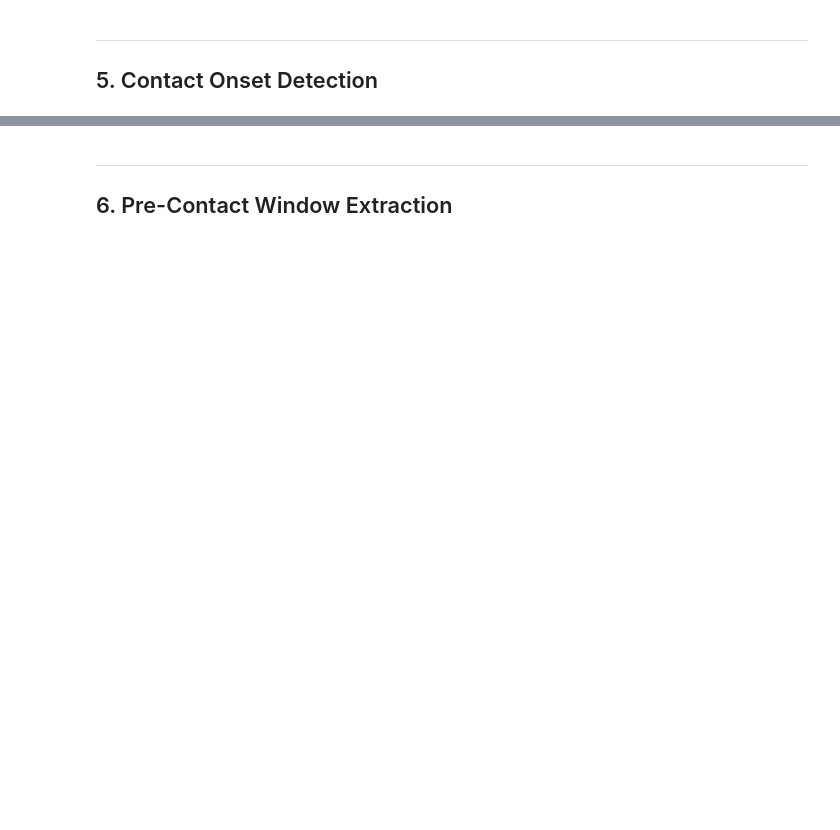
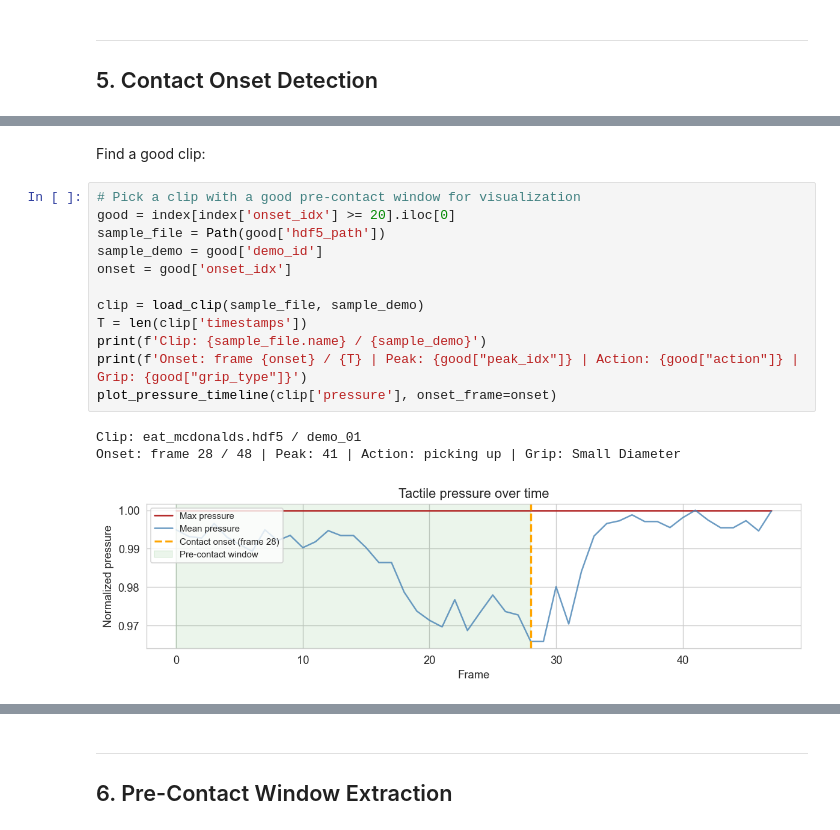
Before and after one commit to cassandraxzhe/mmai-tactile-grasp, a Jupyter notebook: notebooks/opentouch_exploration.ipynb, the cells around one changed output, grey strips where cells are left out. Cells and saved outputs as stored; diff of their text form; blank space fills up the shorter version.

```diff
--- a/notebooks/opentouch_exploration.ipynb
+++ b/notebooks/opentouch_exploration.ipynb
@@ -330,0 +347,18 @@ plot_pressure_timeline(clip['pressure'], onset_frame=onset)
+# %% [markdown]
+Find a good clip:
+# %%
+# Pick a clip with a good pre-contact window for visualization
+good = index[index['onset_idx'] >= 20].iloc[0]
+sample_file = Path(good['hdf5_path'])
+sample_demo = good['demo_id']
+onset = good['onset_idx']
+
+clip = load_clip(sample_file, sample_demo)
+T = len(clip['timestamps'])
+print(f'Clip: {sample_file.name} / {sample_demo}')
+print(f'Onset: frame {onset} / {T} | Peak: {good["peak_idx"]} | Action: {good["action"]} | Grip: {good["grip_type"]}')
+plot_pressure_timeline(clip['pressure'], onset_frame=onset)
+# %% [output]
+Clip: eat_mcdonalds.hdf5 / demo_01
+Onset: frame 28 / 48 | Peak: 41 | Action: picking up | Grip: Small Diameter
+[figure, added]
```
Also changed, not shown: parts of 15 cells of this notebook.
